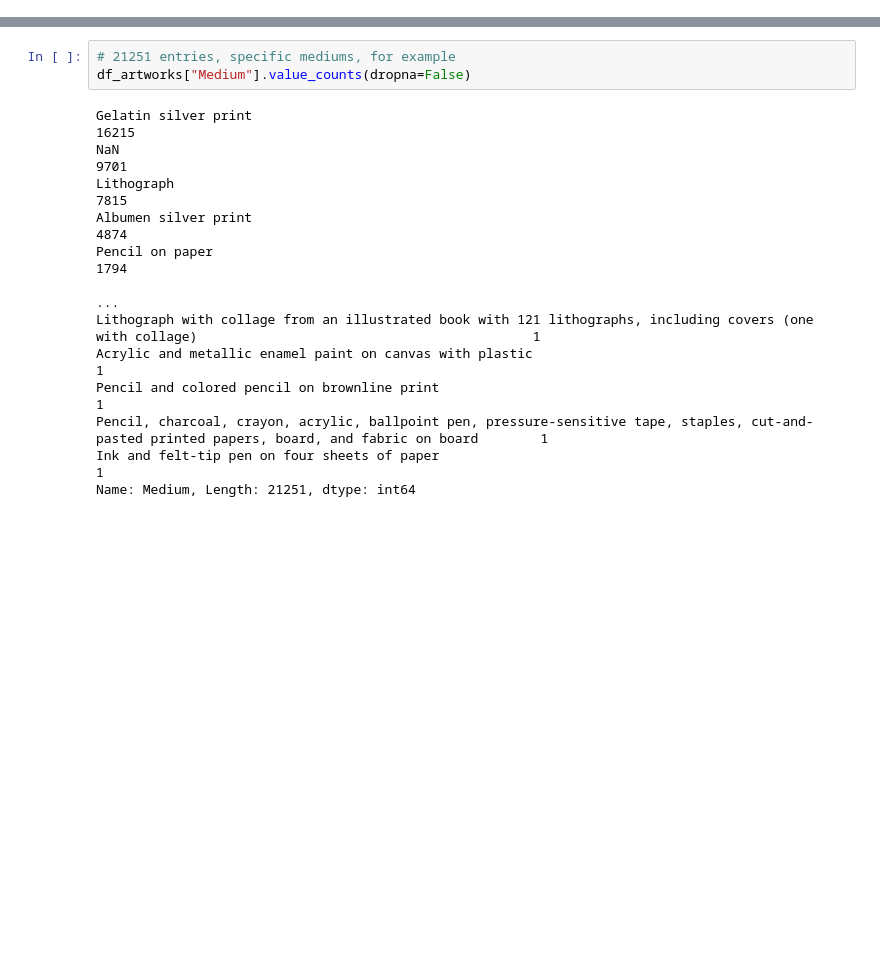
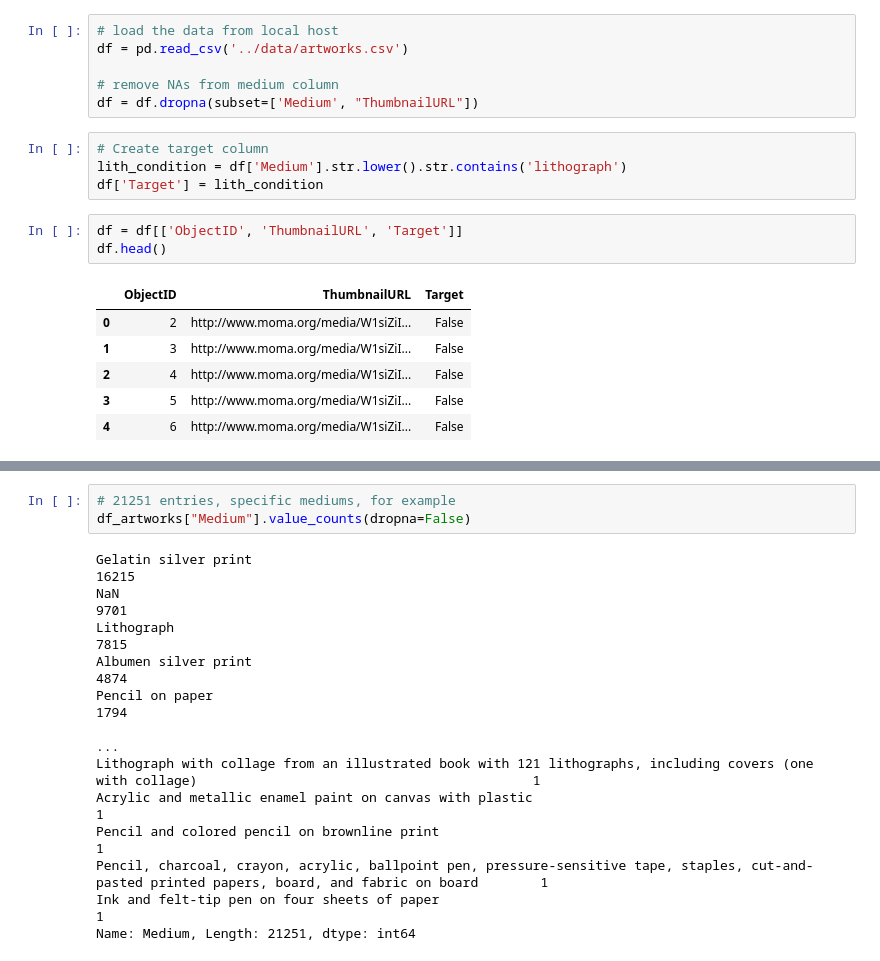
Before and after one commit to kate-nadel/Art-Classification, a Jupyter notebook: notebooks/art_classification_notebook.ipynb, the cells around one changed output, grey strips where cells are left out. Saved outputs shown, nothing was run; the diff lists cells and outputs as text; blank space fills up the shorter version.

```diff
--- a/notebooks/art_classification_notebook.ipynb
+++ b/notebooks/art_classification_notebook.ipynb
@@ -23,0 +17,20 @@ df_artworks.head()
+# %%
+# load the data from local host
+df = pd.read_csv('../data/artworks.csv')
+
+# remove NAs from medium column
+df = df.dropna(subset=['Medium', "ThumbnailURL"])
+# %%
+# Create target column
+lith_condition = df['Medium'].str.lower().str.contains('lithograph')
+df['Target'] = lith_condition
+# %%
+df = df[['ObjectID', 'ThumbnailURL', 'Target']]
+df.head()
+# %% [output]
+|  | ObjectID | ThumbnailURL | Target |
+| 0 | 2 | http://www.moma.org/media/W1siZiI... | False |
+| 1 | 3 | http://www.moma.org/media/W1siZiI... | False |
+| 2 | 4 | http://www.moma.org/media/W1siZiI... | False |
+| 3 | 5 | http://www.moma.org/media/W1siZiI... | False |
+| 4 | 6 | http://www.moma.org/media/W1siZiI... | False |
```
Also changed, not shown: parts of 10 cells of this notebook, 1 other file.
